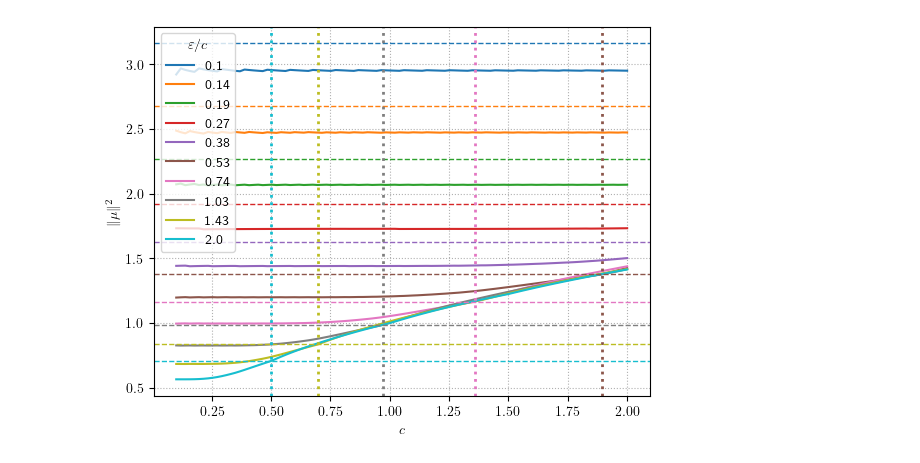
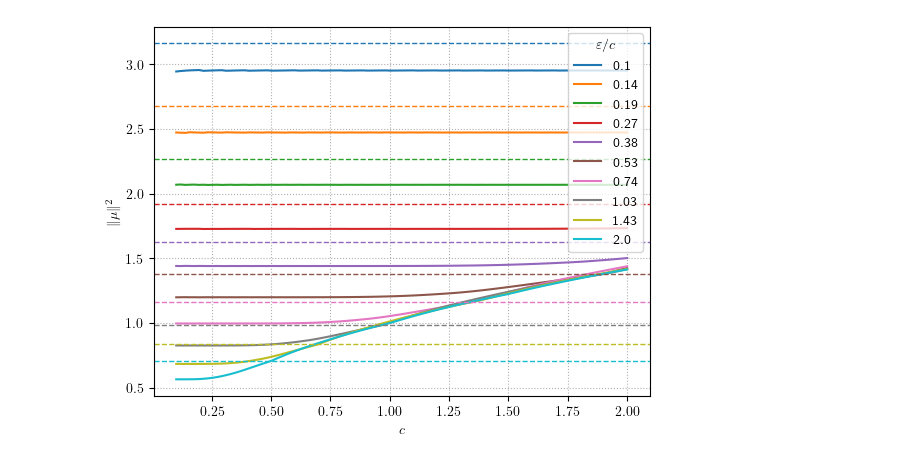
Before and after one commit to HugoLebeau/online_learning, a Jupyter notebook: Phase transition.ipynb, the cells around one changed output. Cells and saved outputs as stored; diff of their text form; code cells hidden in the pictures.

```diff
--- a/Phase transition.ipynb
+++ b/Phase transition.ipynb
@@ -9,7 +9,7 @@ plt.style.use('default')
 plt.rcParams["text.usetex"] = True
 np.random.seed(14159)
 # %%
-n = 5000
+n = 20000
 c_r = np.linspace(0.1, 2, 100)
 eps_c_r = np.exp(np.linspace(np.log(0.1), np.log(2), 10))
 
@@ -24,16 +24,14 @@ for i, c in enumerate(tqdm(c_r)):
 # %%
 plt.plot(c_r, pht)
 xlim = plt.xlim()
-gamma = n/2
 for i, eps_c in enumerate(eps_c_r):
     color = 'C'+str(i)
-    plt.axvline(x=(2*gamma-1)/(eps_c*n), ls=':', lw=2, color=color)
     plt.axhline(y=np.sqrt(1/eps_c), ls='--', lw=1, color=color)
 plt.xlim(xlim)
 plt.grid(ls=':')
 plt.xlabel("$c$")
 plt.ylabel("$\\| \\mu \\|^2$")
-plt.legend(np.round(eps_c_r, 2), title="$\\varepsilon/c$")
+plt.legend(np.round(eps_c_r, 2), title="$\\varepsilon / c$")
 plt.show()
 # %% [output]
-[figure, old version]
+[figure, new version]
```
Also changed, not shown: parts of 1 cell of this notebook.
